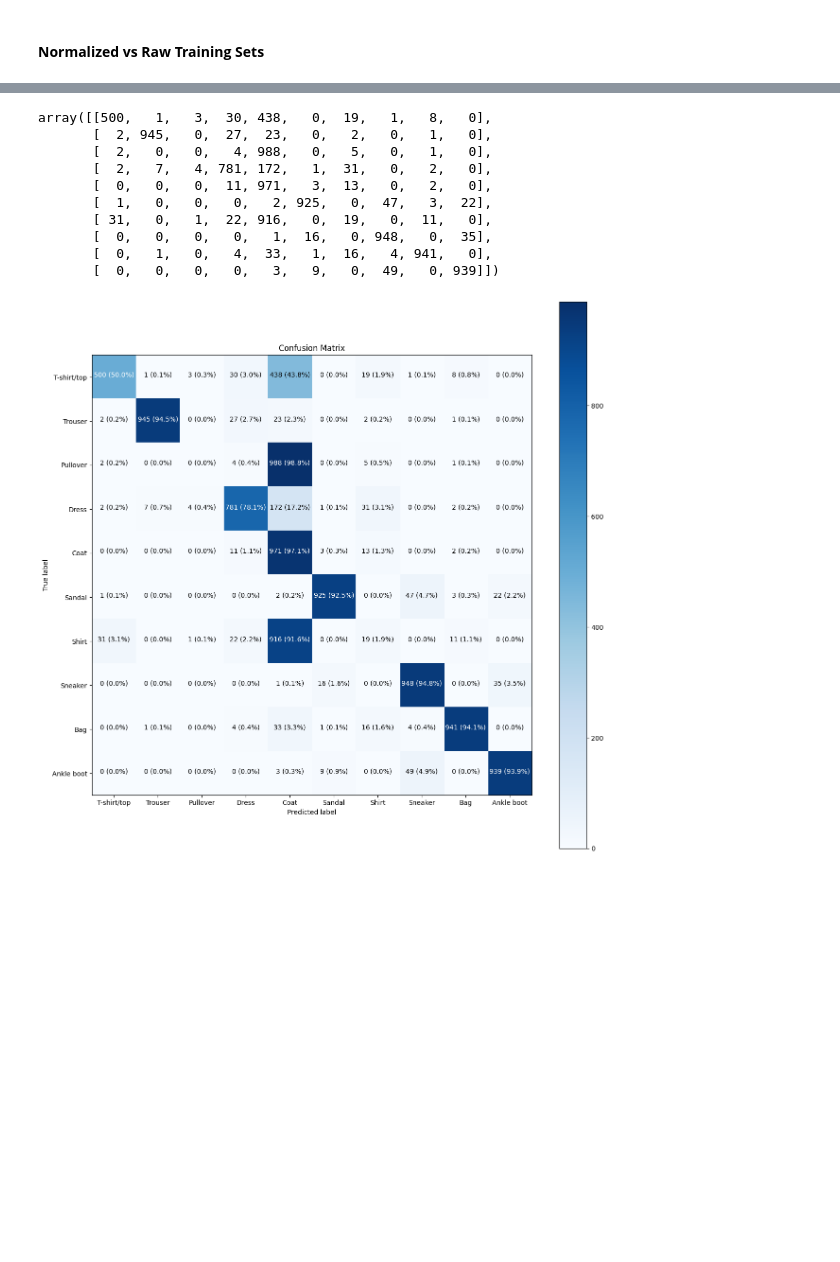
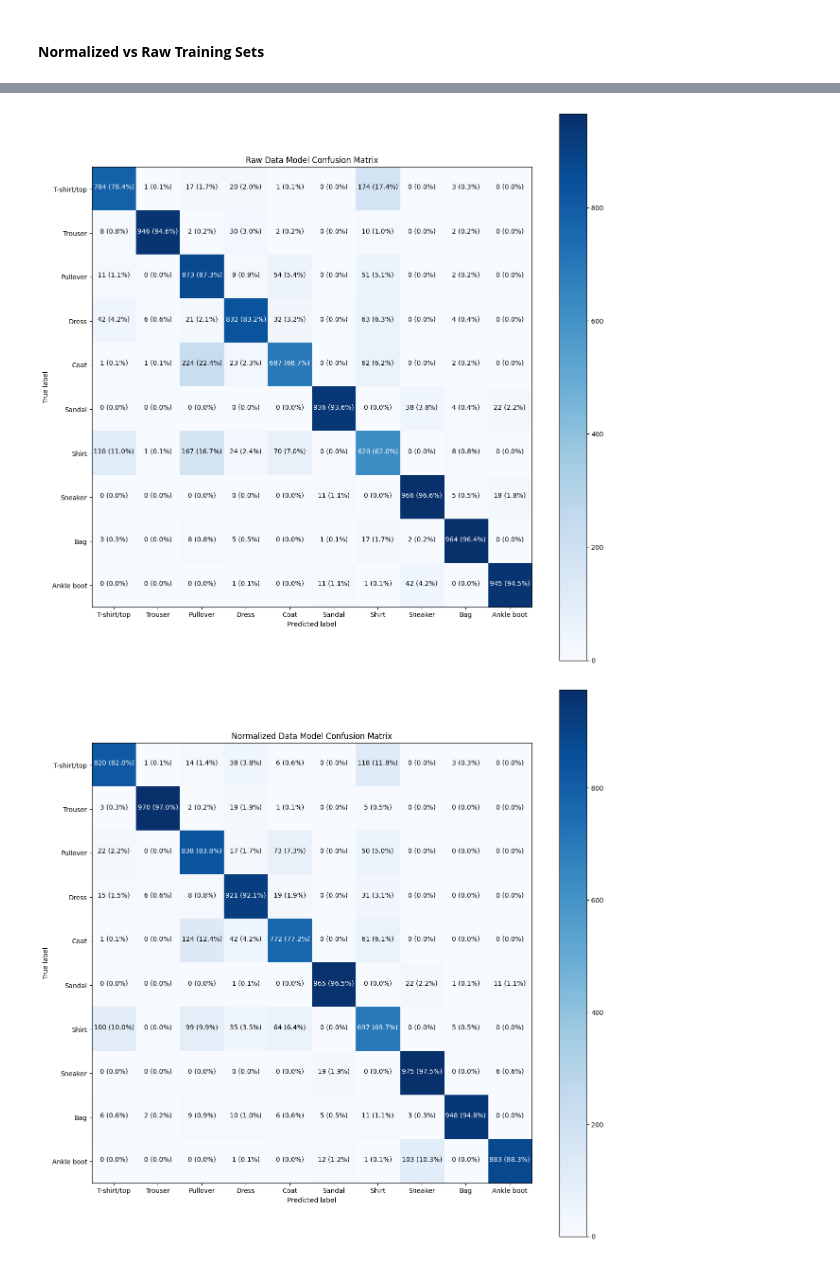
Before and after one commit to roob32/Personal-Notes, a Jupyter notebook: Supplementary Materials for ML/Assessments/fashion.ipynb, the cells around one changed output, grey strips where cells are left out. Cells and saved outputs as stored; diff of their text form; code cells hidden in the pictures; blank space fills up the shorter version.

```diff
--- a/Supplementary Materials for ML/Assessments/fashion.ipynb
+++ b/Supplementary Materials for ML/Assessments/fashion.ipynb
@@ -222,18 +214,18 @@
 tf.random.set_seed(42)
 
 model = tf.keras.Sequential([
-    tf.keras.layers.Flatten(input_shape=(28, 28)),
+    tf.keras.layers.Flatten(input_shape=(28, 28, 1)),
     tf.keras.layers.Dense(128, activation="relu"),
-    tf.keras.layers.Dense(32, activation="relu"),
+    tf.keras.layers.Dense(64, activation="relu"),
     tf.keras.layers.Dense(10, activation='softmax')
 ])
+
 model.compile(loss='sparse_categorical_crossentropy',
               optimizer=tf.keras.optimizers.Adam(learning_rate=0.0011),
               metrics=['accuracy'])
 
 history = model.fit(train_data, train_labels,
-                    epochs=30,
+                    epochs=20,
                     batch_size=128,
-                    validation_data=(test_data, test_labels)
-                    )
+                    validation_data=(test_data, test_labels))
 # %% [output]
@@ -515,5 +461,13 @@ plt.tight_layout()
 # %%
-y_probs = model.predict(test_data)
-y_probs[0].argmax(), class_names[y_probs[0].argmax()]
-y_preds = y_probs.argmax(axis=1)
+y_probs_raw = model.predict(test_data)
+y_preds_raw = y_probs_raw.argmax(axis=1)
+cm_raw = confusion_matrix(test_labels, y_preds_raw)
+print("Raw Data Model Confusion Matrix:")
+print(cm_raw)
+
+y_probs_normalized = model_normalized.predict(test_data_normalized)
+y_preds_normalized = y_probs_normalized.argmax(axis=1)
+cm_normalized = confusion_matrix(test_labels, y_preds_normalized)
+print("Normalized Data Model Confusion Matrix:")
+print(cm_normalized)
 # %% [output]
@@ -521,22 +491,17 @@ y_preds = y_probs.argmax(axis=1)
-# %%
-confusion_matrix(y_true=test_labels,
-                 y_pred=y_preds)
-# %% [output]
-array([[500,   1,   3,  30, 438,   0,  19,   1,   8,   0],
-       [  2, 945,   0,  27,  23,   0,   2,   0,   1,   0],
-       [  2,   0,   0,   4, 988,   0,   5,   0,   1,   0],
-       [  2,   7,   4, 781, 172,   1,  31,   0,   2,   0],
-       [  0,   0,   0,  11, 971,   3,  13,   0,   2,   0],
-       [  1,   0,   0,   0,   2, 925,   0,  47,   3,  22],
-       [ 31,   0,   1,  22, 916,   0,  19,   0,  11,   0],
-       [  0,   0,   0,   0,   1,  16,   0, 948,   0,  35],
-       [  0,   1,   0,   4,  33,   1,  16,   4, 941,   0],
-       [  0,   0,   0,   0,   3,   9,   0,  49,   0, 939]])
 # %%
 make_confusion_matrix(y_true=test_labels,
-                      y_pred=y_preds,
+                      y_pred=y_preds_raw,
                       classes=class_names,
                       figsize=(15, 15),
-                      text_size=10)
+                      text_size=10,
+                      title="Raw Data Model Confusion Matrix")
+
+make_confusion_matrix(y_true=test_labels,
+                      y_pred=y_preds_normalized,
+                      classes=class_names,
+                      figsize=(15, 15),
+                      text_size=10,
+                      title="Normalized Data Model Confusion Matrix")
 # %% [output]
-[figure, old version]
+[figure, new version]
+[figure, added]
```
Also changed, not shown: parts of 22 cells of this notebook, 2 other files.
